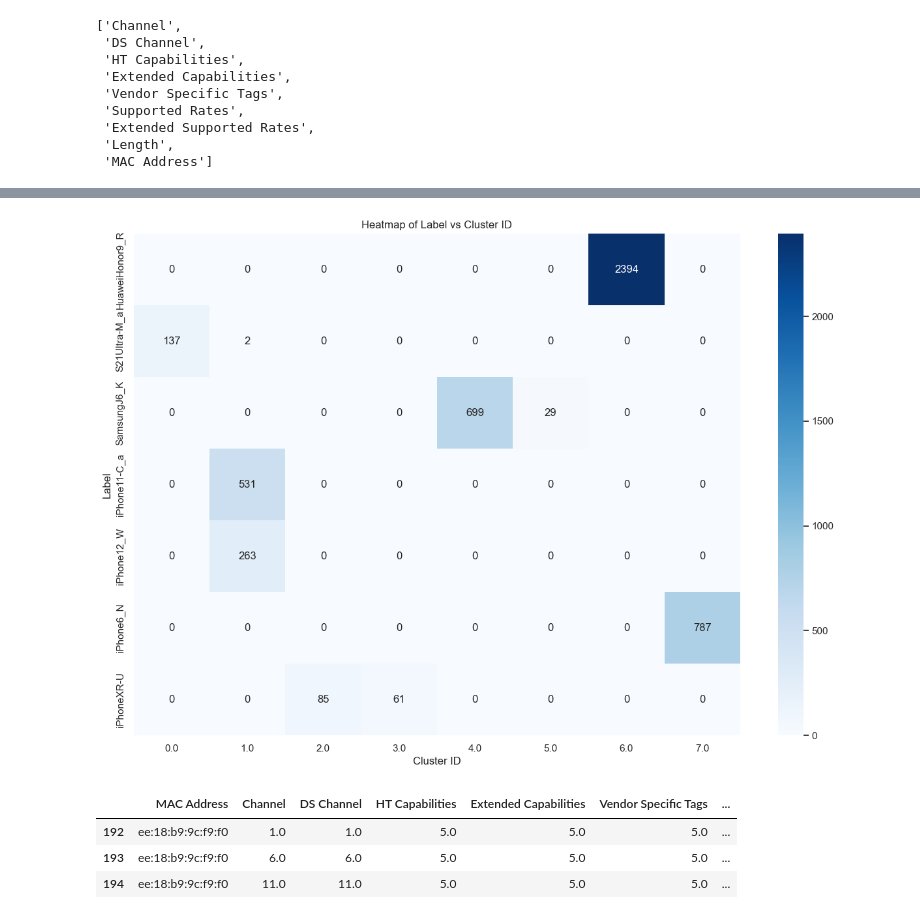
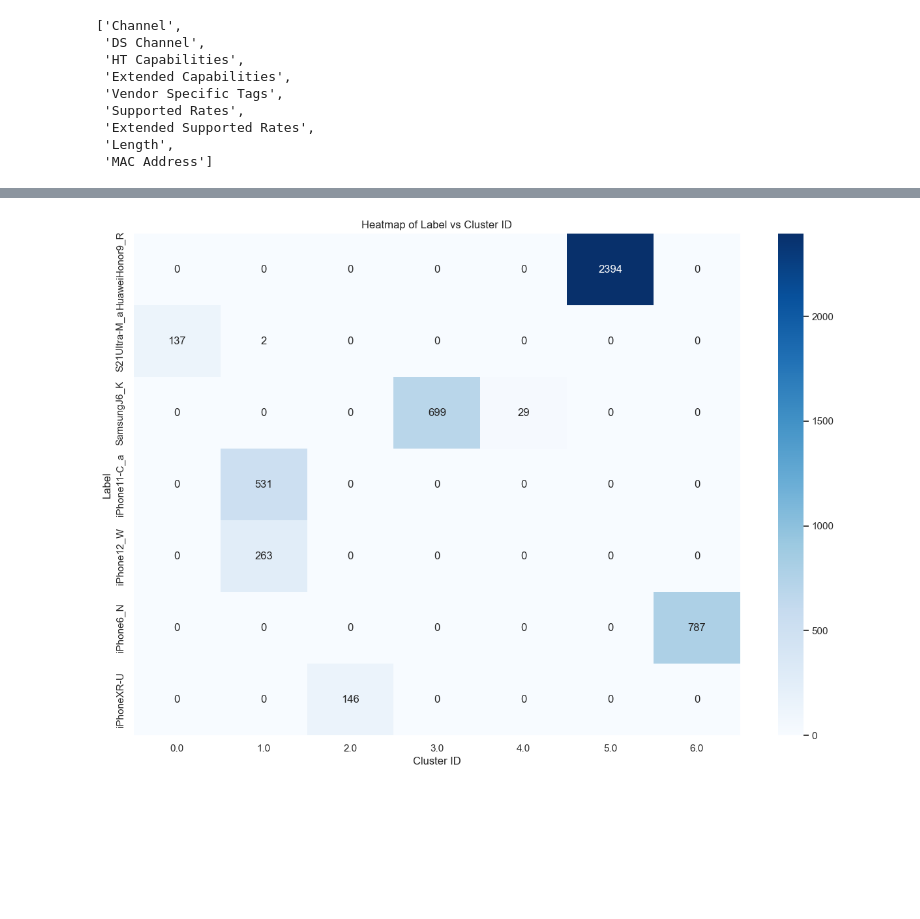
Before and after one commit to tugrul-kok/NMDA, a Jupyter notebook: HW3-MAC-De-Randomization/HW-3.ipynb, the cells around one changed output, grey strips where cells are left out. Saved outputs shown, nothing was run; the diff lists cells and outputs as text; code cells hidden in the pictures; blank space fills up the shorter version.

```diff
--- a/HW3-MAC-De-Randomization/HW-3.ipynb
+++ b/HW3-MAC-De-Randomization/HW-3.ipynb
@@ -21,19 +57,20 @@ df['Timestamp']=pd.to_datetime(df['Timestamp'], unit='s')
 # %%
-nan_sum = df.isna().sum()
-
-nan_percentage = (nan_sum/len(df))*100
+nan_sum = df.isna().sum() # The number of NaN values in each column
+nan_percentage = (nan_sum/len(df))*100 # The percentage of NaN values in each column
 
 print(nan_percentage)
 
-col_drop = []
+col_drop = [] # List of columns to be dropped
 
+# Dropping the columns with more than 60% NaN values
 for i in range(0,len(nan_percentage)):
-  if nan_percentage[i] > 60:
+  if nan_percentage.iloc[i] > 60:
     col_drop.append(nan_percentage.index[i])
 
-print(col_drop)
+clean_df = df.drop(col_drop, axis=1)
+del df # Deleting the original dataframe to free up memory
 
-clean_df = df.drop(col_drop, axis=1)
+print("Dropped columns are: ", col_drop)
 # %% [output]
 Timestamp                     0.000000
 MAC Address                   0.000000
@@ -177,12 +190,11 @@ usable_features
 # %%
-from sklearn.metrics import homogeneity_completeness_v_measure
 
 # Function to calculate the number of matching features between two rows
-def count_matching_features(row1, row2):
-    return sum(row1[feature] == row2[feature] for feature in usable_features)
+# def count_matching_features(row1, row2):
+#     return sum(row1[feature] == row2[feature] for feature in usable_features)
 
 # Clustering function
-def cluster_rows(df, N):
+def cluster_rows(df, N, usable_features):
     # Dictionary to store clusters and their corresponding feature combinations
     clusters = {}
 
@@ -202,7 +214,7 @@ def cluster_rows(df, N):
         max_matching_features = 0
         # Calculate matching features with each existing cluster
         for cluster_id, cluster_row in clusters.items():
-            num_matching_features = count_matching_features(row, cluster_row)
+            num_matching_features = sum(row[feature] == cluster_row[feature] for feature in usable_features)
 
             # It also handles ties, because the first cluster with the same number of matching features will be selected
             if num_matching_features >= N and num_matching_features > max_matching_features:
@@ -221,12 +233,14 @@ def cluster_rows(df, N):
             clusters[new_cluster_id] = row
             df.loc[index, 'Cluster ID'] = new_cluster_id
 
-    h, c, v = homogeneity_completeness_v_measure(df["Label"], df["Cluster ID"])
-    n_unique_clusterid = len(np.unique(df["Cluster ID"]))
-    n_unique_label = len(np.unique(df["Label"]))
-    error = n_unique_clusterid - n_unique_label
-
-    return df, h, c, v, error
+    if 'Label' in df.columns:
+        h, c, v = homogeneity_completeness_v_measure(df["Label"], df["Cluster ID"])
+        n_unique_clusterid = df["Cluster ID"].nunique()
+        n_unique_label = df["Label"].nunique()
+        error = n_unique_clusterid - n_unique_label
+        return df, h, c, v, error
+    else:
+        return df
 # %%
 
 # Calculate V-measure score for different values of N
@@ -254,15 +257,10 @@ print(results_df)
 # %%
-best_df, _, _, _, _ = cluster_rows(burst_df, 5)
+best_df, _, _, _, _ = cluster_rows(burst_df, 5, burst_df.columns)
 plot_heatmap(best_df, "Label", "Cluster ID")
 # %% [output]
-[figure, old version]
+[figure, new version]
 # %%
 best_df[best_df['MAC Address'] == 'ee:18:b9:9c:f9:f0']
-# %% [output]
-|  | MAC Address | Channel | DS Channel | HT Capabilities | Extended Capabilities | Vendor Specific Tags | ... |
-| 192 | ee:18:b9:9c:f9:f0 | 1.0 | 1.0 | 5.0 | 5.0 | 5.0 | ... |
-| 193 | ee:18:b9:9c:f9:f0 | 6.0 | 6.0 | 5.0 | 5.0 | 5.0 | ... |
-| 194 | ee:18:b9:9c:f9:f0 | 11.0 | 11.0 | 5.0 | 5.0 | 5.0 | ... |
 # %%
 
 best_df[best_df['Cluster ID'] == 3]
```
Also changed, not shown: parts of 57 cells of this notebook, 1 other file.
